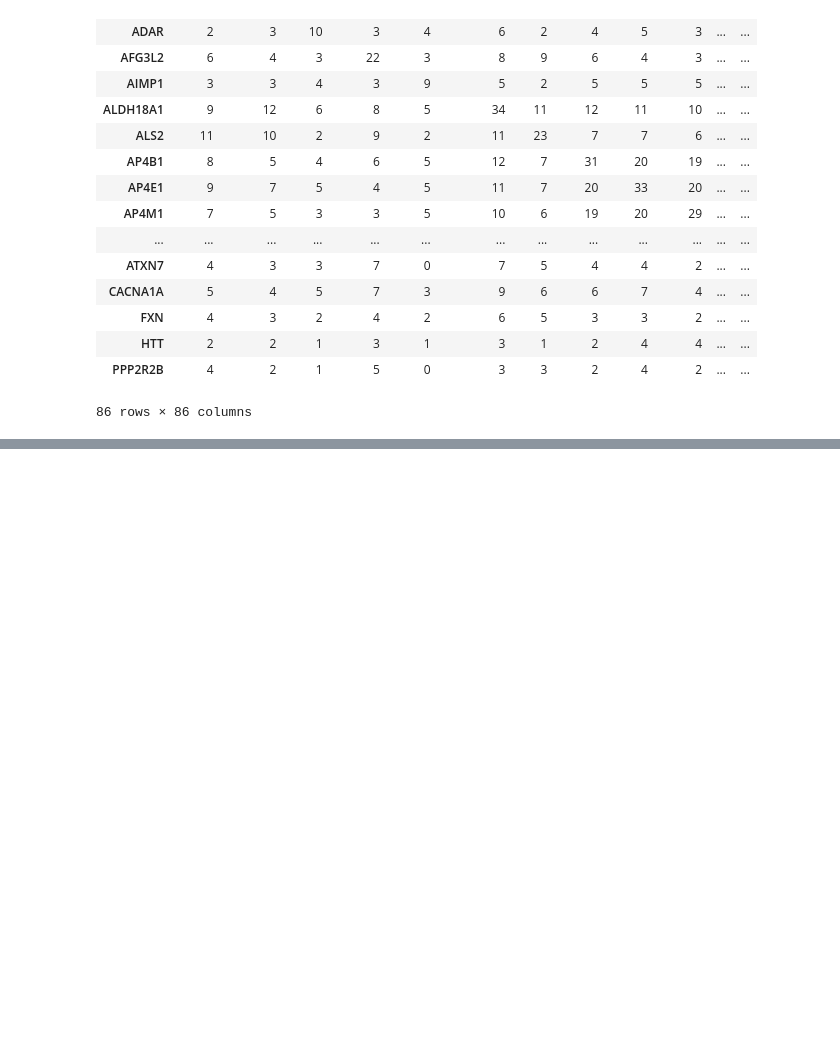
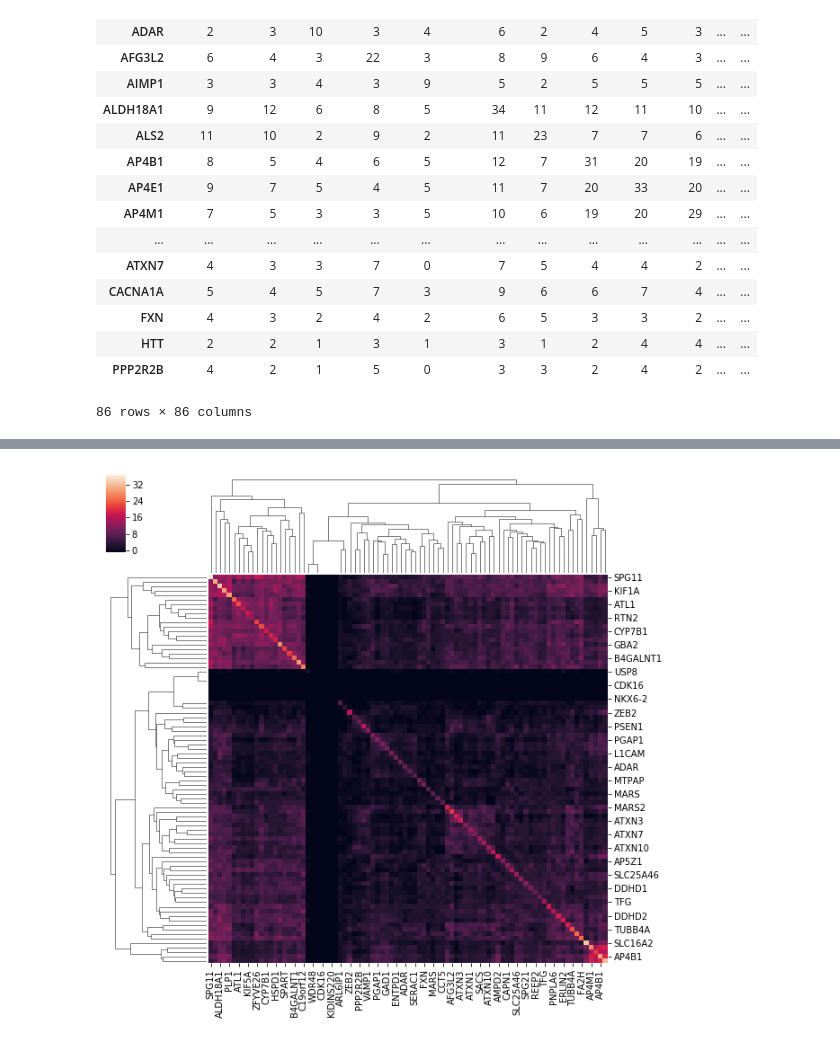
Before and after one commit to theocole/wsmm-groupwork, a Jupyter notebook: hpo_term_analysis.ipynb, the cells around one changed output, grey strips where cells are left out. Cells and saved outputs as stored; diff of their text form; code cells hidden in the pictures; blank space fills up the shorter version.

```diff
--- a/hpo_term_analysis.ipynb
+++ b/hpo_term_analysis.ipynb
@@ -163,0 +174,4 @@ sns.heatmap(float_matrix)
+# %%
+plt2 = sns.clustermap(float_matrix_sub_1)
+# %% [output]
+[figure, added]
```
Also changed, not shown: parts of 3 cells of this notebook, 2 other files.
